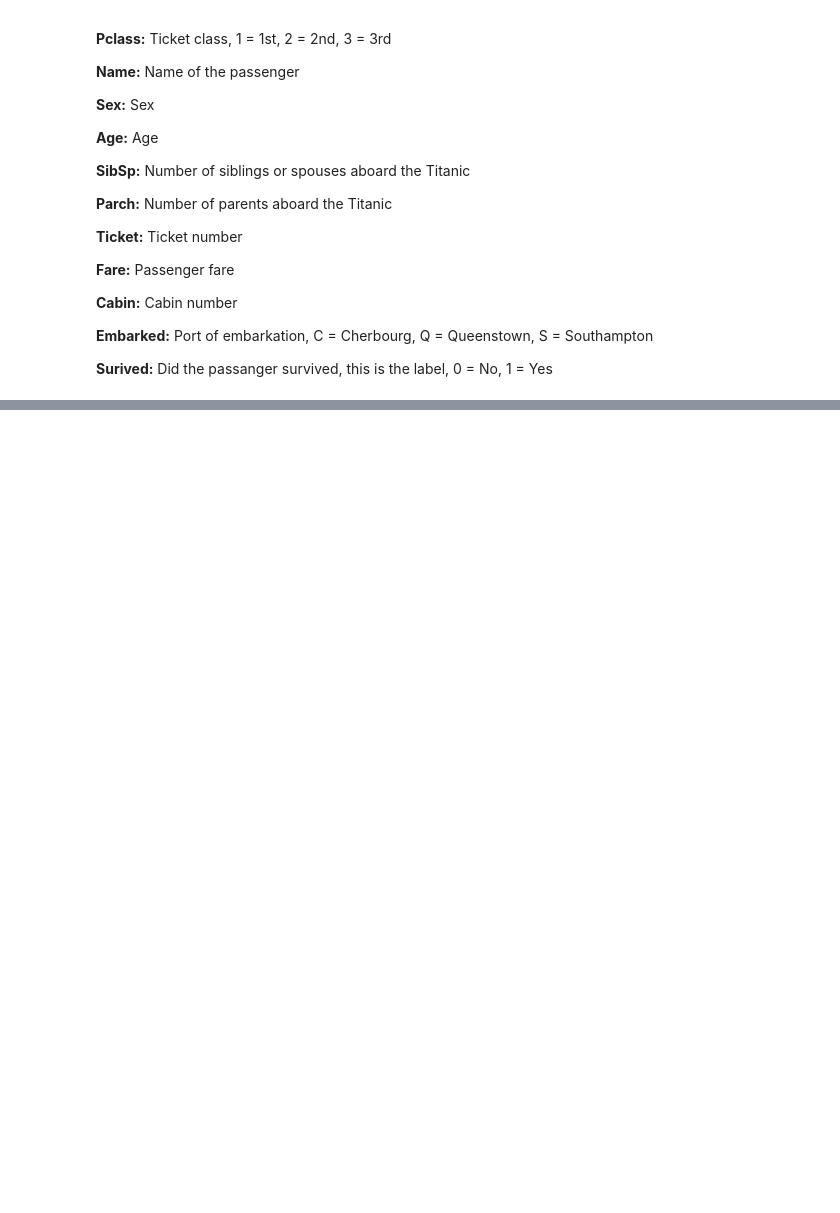
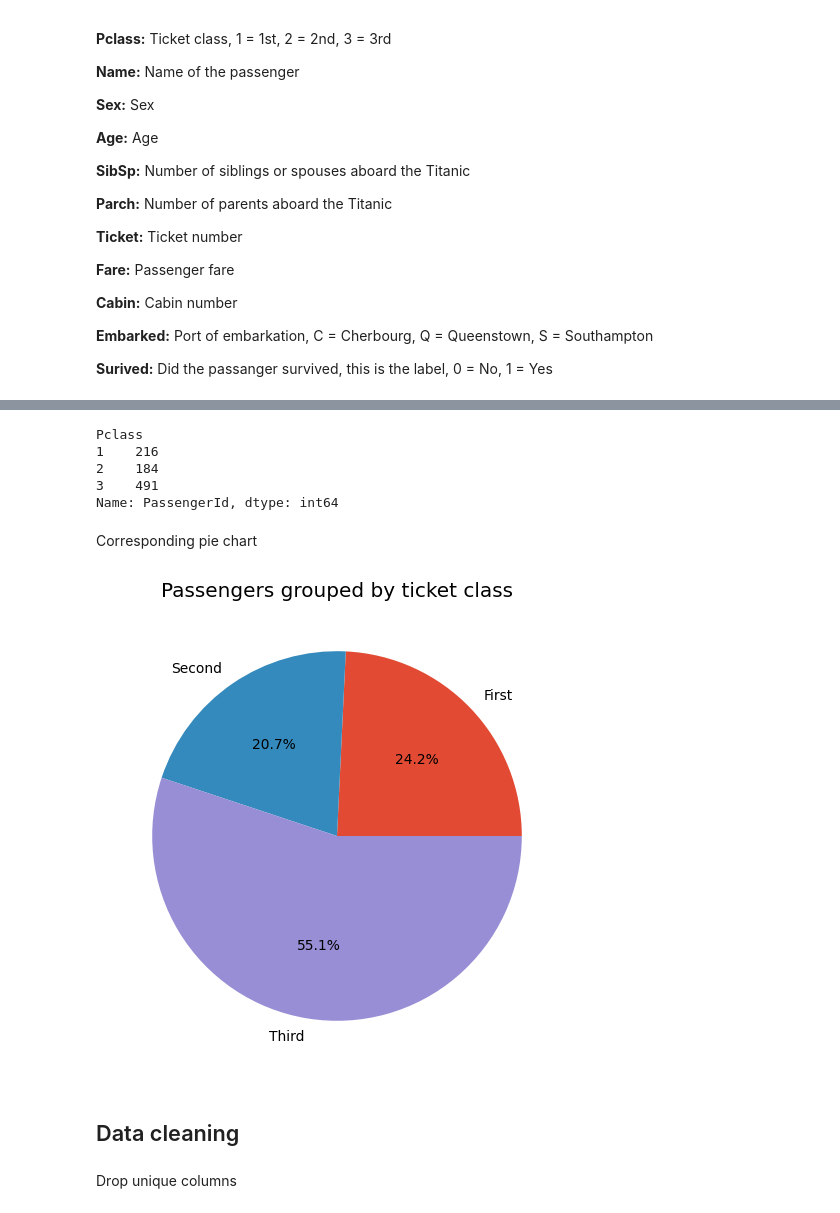
Before and after one commit to Braxion06/Titanic_V2, a Jupyter notebook: Titanic_v2.ipynb, the cells around one changed output, grey strips where cells are left out. Cells and saved outputs as stored; diff of their text form; code cells hidden in the pictures; blank space fills up the shorter version.

```diff
--- a/Titanic_v2.ipynb
+++ b/Titanic_v2.ipynb
@@ -54,0 +100,22 @@ df.head()
+# %%
+df_group_class = df.groupby('Pclass').count()['PassengerId']
+print(df_group_class)
+# %% [output]
+Pclass
+1    216
+2    184
+3    491
+Name: PassengerId, dtype: int64
+# %% [markdown]
+Corresponding pie chart
+# %%
+fig, ax = plt.subplots(1, 1, figsize= (6, 6))
+ax.pie(df_group_class, labels=['First', 'Second', 'Third'], autopct='%.1f%%')
+ax.set_title('Passengers grouped by ticket class')
+plt.show()
+# %% [output]
+[figure, added]
+# %% [markdown]
+## Data cleaning
+# %% [markdown]
+Drop unique columns
```
Also changed, not shown: parts of 35 cells of this notebook.
